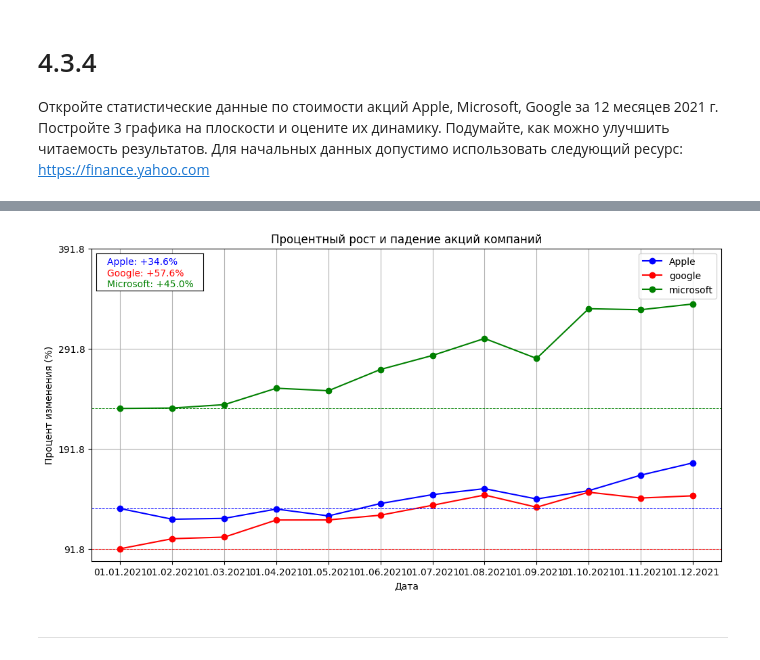
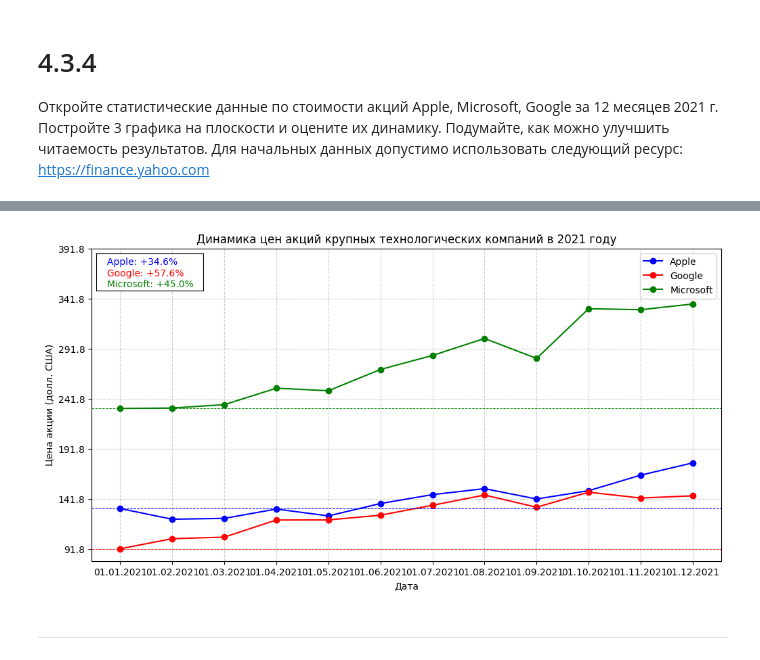
Before and after one commit to alx-ctf/university, a Jupyter notebook: homework_1.ipynb, the cells around one changed output, grey strips where cells are left out. Saved outputs shown, nothing was run; the diff lists cells and outputs as text; code cells hidden in the pictures.

```diff
--- a/homework_1.ipynb
+++ b/homework_1.ipynb
@@ -264,50 +457,98 @@ https://finance.yahoo.com
 
 ![microsoft.png](embedded-picture-1)
 # %%
+# Импорт необходимых библиотек
 import numpy as np
 import matplotlib.pyplot as plt
+# inset_axes — позволяет вставить небольшой текстовый блок или мини-график внутрь основного графика
 from mpl_toolkits.axes_grid1.inset_locator import inset_axes
 
+# Список дат: первые числа каждого месяца 2021 года (в формате ДД.ММ.ГГГГ)
+dates = [
+    '01.01.2021', '01.02.2021', '01.03.2021', '01.04.2021',
+    '01.05.2021', '01.06.2021', '01.07.2021', '01.08.2021',
+    '01.09.2021', '01.10.2021', '01.11.2021', '01.12.2021'
+]
 
-dates = ['01.01.2021', '01.02.2021', '01.03.2021', '01.04.2021', '01.05.2021', '01.06.2021', '01.07.2021', '01.08.2021', '01.09.2021', '01.10.2021', '01.11.2021', '01.12.2021']
-
+# Цены акций на начало каждого месяца 2021 года (в долларах США):
+# - Apple Inc.
 apple_inc    = [131.96, 121.26, 122.15, 131.46, 124.61, 136.96, 145.86, 151.83, 141.50, 149.80, 165.30, 177.57]
+# - Alphabet Inc. (материнская компания Google)
 alphabet_inc = [91.79,  101.84, 103.43, 120.51, 120.58, 125.32, 135.22, 145.46, 133.27, 148.27, 142.45, 144.68]
+# - Microsoft Corp.
 microsoft    = [231.96, 232.38, 235.77, 252.18, 249.68, 270.90, 284.91, 301.88, 281.92, 331.62, 330.59, 336.32]
 
-plt.figure(figsize=(12, 6)) # 12 на 6
-plt.plot(dates, apple_inc,    label='Apple', marker='o', color='blue')
-plt.plot(dates, alphabet_inc, label='google', marker='o', color='red')
-plt.plot(dates, microsoft,    label='microsoft', marker='o', color='green')
+# Создаём фигуру графика размером 12 дюймов в ширину и 6 дюймов в высоту
+plt.figure(figsize=(12, 6))
 
-plt.title('Процентный рост и падение акций компаний')
+# Строим три линейных графика с круглыми маркерами:
+# - По оси X: даты (месяцы 2021 года)
+# - По оси Y: цены акций в долларах США
+# - Каждая компания отображается своим цветом и подписью в легенде
+plt.plot(dates, apple_inc,    label='Apple',    marker='o', color='blue')
+plt.plot(dates, alphabet_inc, label='Google',   marker='o', color='red')
+plt.plot(dates, microsoft,    label='Microsoft', marker='o', color='green')
+
+# Заголовок и подписи осей
+# ⚠️ ВАЖНО: данные представляют собой **абсолютные цены в долларах**, а не процентное изменение.
+# Поэтому подпись оси Y должна отражать это.
+plt.title('Динамика цен акций крупных технологических компаний в 2021 году')
 plt.xlabel('Дата')
-plt.ylabel('Процент изменения (%)')
-plt.legend() # квадратик справа сверху
-plt.grid() # сетка
-plt.axhline(apple_inc[0], color='blue', linewidth=0.7, linestyle='--')
-plt.axhline(alphabet_inc[0], color='red', linewidth=0.7, linestyle='--')
-plt.axhline(microsoft[0], color='green', linewidth=0.7, linestyle='--')
+plt.ylabel('Цена акции (долл. США)')
 
-# Установка шага на оси Y в 100
-plt.yticks(np.arange(min(min(apple_inc), min(alphabet_inc), min(microsoft)),
-                     max(max(apple_inc), max(alphabet_inc), max(microsoft)) + 100, 100))
+# Отображаем легенду (обычно размещается в правом верхнем углу)
+plt.legend()
 
-# квадратик слева сверху
-apple_change = ((apple_inc[-1] - apple_inc[0]) / apple_inc[0]) * 100
+# Включаем сетку для улучшения читаемости графика
+plt.grid(True, linestyle='--', alpha=0.6)
+
+# Рисуем горизонтальные пунктирные линии на уровне начальной цены (на 01.01.2021) для каждой компании.
+# Это позволяет визуально оценить, насколько цена выросла или упала относительно старта года.
+plt.axhline(apple_inc[0],    color='blue',  linewidth=0.7, linestyle='--')
+plt.axhline(alphabet_inc[0], color='red',   linewidth=0.7, linestyle='--')
+plt.axhline(microsoft[0],    color='green', linewidth=0.7, linestyle='--')
+
+# Устанавливаем метки по оси Y с шагом 100.
+# Диапазон данных: от ~92 (Alphabet) до ~336 (Microsoft).
+# np.arange(start, stop, step) генерирует последовательность: [92, 192, 292, 392].
+# Это упрощает восприятие масштаба, особенно при высоких ценах Microsoft.
+plt.yticks(np.arange(
+    min(min(apple_inc), min(alphabet_inc), min(microsoft)),      # минимальное значение среди всех трёх компаний
+    max(max(apple_inc), max(alphabet_inc), max(microsoft)) + 100, # максимальное значение + 100 (чтобы верхняя метка не обрезалась)
+    50  # шаг между метками на оси Y
+))
+
+# ---------------------------------------
+
+# ВЫЧИСЛЕНИЕ ИТОГОВОГО ПРОЦЕНТНОГО ИЗМЕНЕНИЯ ЦЕНЫ за 2021 год
+# Формула: ((цена_в_конце - цена_в_начале) / цена_в_начале) * 100%
+# Это позволяет количественно сравнить рост компаний, несмотря на разные абсолютные цены.
+apple_change    = ((apple_inc[-1] - apple_inc[0]) / apple_inc[0]) * 100
 alphabet_change = ((alphabet_inc[-1] - alphabet_inc[0]) / alphabet_inc[0]) * 100
 microsoft_change = ((microsoft[-1] - microsoft[0]) / microsoft[0]) * 100
 
+
+
+# Создаём небольшой текстовый блок (вставку) в левом верхнем углу графика
+# - Размер: 17% ширины и 12% высоты основного графика
+# - Расположение: 'upper left' (левый верхний угол)
 inset_ax = inset_axes(plt.gca(), width="17%", height="12%", loc='upper left')
+
+# Отображаем итоговый процентный рост каждой компании в этом блоке
+# Используем относительные координаты внутри вставки (от 0 до 1)
+# Шрифт уменьшен для компактности, цвета соответствуют линиям на графике
 inset_ax.text(0.1, 0.7, f'Apple: +{apple_change:.1f}%', fontsize=10, color='blue')
 inset_ax.text(0.1, 0.4, f'Google: +{alphabet_change:.1f}%', fontsize=10, color='red')
 inset_ax.text(0.1, 0.1, f'Microsoft: +{microsoft_change:.1f}%', fontsize=10, color='green')
+
+# Скрываем оси у вставки — она используется только для отображения текста
 inset_ax.set_xticks([])
 inset_ax.set_yticks([])
 
+# Отобразить график на экране
 plt.show()
 # %% [output]
-[figure, old version]
+[figure, new version]
 # %% [markdown]
 ------------------------------------------------------------
 # %% [markdown]
```
Also changed, not shown: parts of 4 cells of this notebook, 2 other files.
